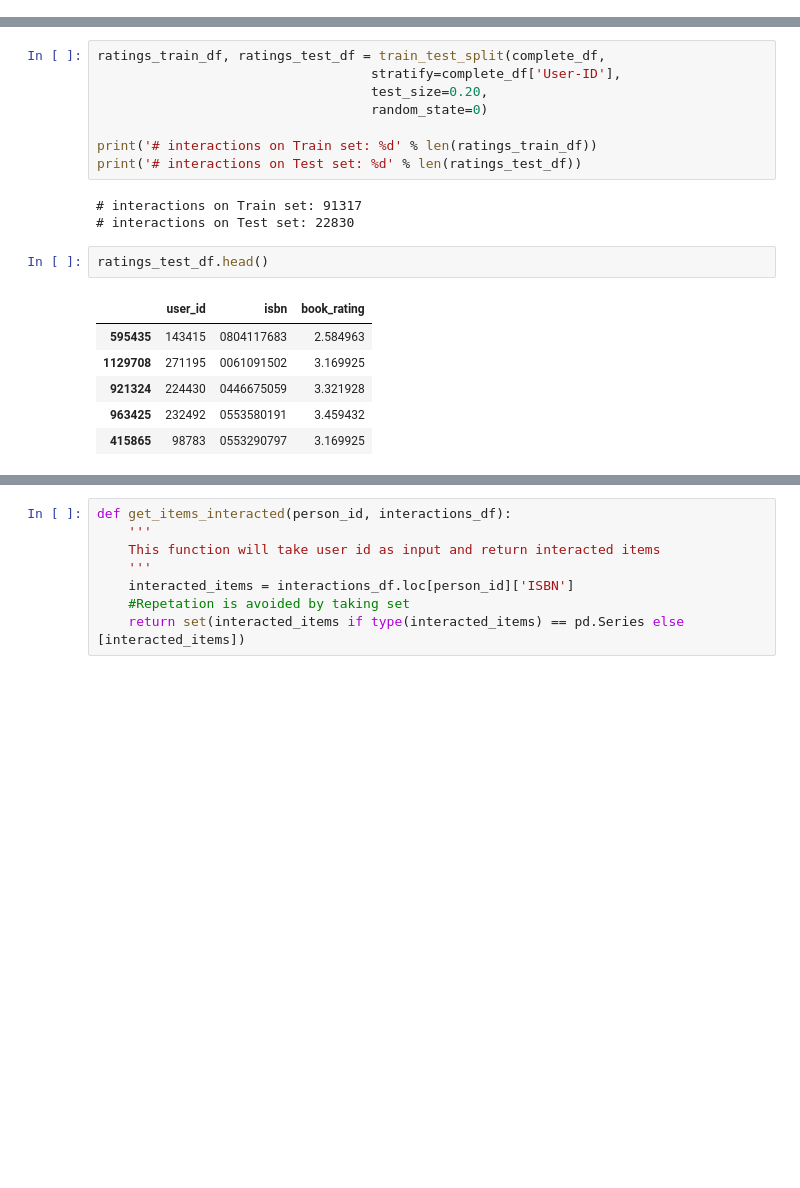
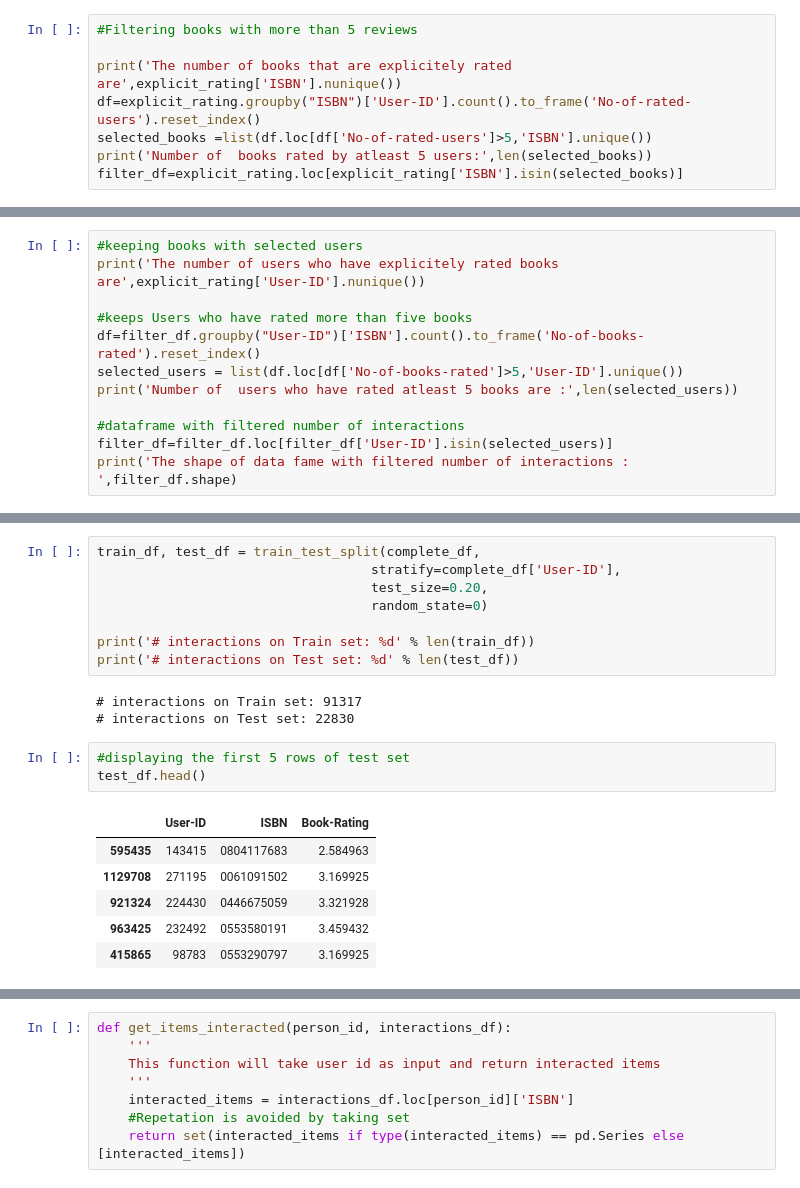
Before and after one commit to RadhikaRM/Bookrecommendersystem, a Jupyter notebook: Book_Recommender_System.ipynb, the cells around one changed output, grey strips where cells are left out. Saved outputs shown, nothing was run; the diff lists cells and outputs as text; blank space fills up the shorter version.

```diff
--- a/Book_Recommender_System.ipynb
+++ b/Book_Recommender_System.ipynb
@@ -1083,0 +973,8 @@ print('# of interactions from users with at least 5 interactions: %d' % len(filt
+# %%
+#Filtering books with more than 5 reviews
+
+print('The number of books that are explicitely rated are',explicit_rating['ISBN'].nunique())
+df=explicit_rating.groupby("ISBN")['User-ID'].count().to_frame('No-of-rated-users').reset_index()
+selected_books =list(df.loc[df['No-of-rated-users']>5,'ISBN'].unique())
+print('Number of  books rated by atleast 5 users:',len(selected_books))
+filter_df=explicit_rating.loc[explicit_rating['ISBN'].isin(selected_books)]
@@ -1083,0 +984,12 @@ print('# of interactions from users with at least 5 interactions: %d' % len(filt
+# %%
+#keeping books with selected users
+print('The number of users who have explicitely rated books are',explicit_rating['User-ID'].nunique())
+
+#keeps Users who have rated more than five books
+df=filter_df.groupby("User-ID")['ISBN'].count().to_frame('No-of-books-rated').reset_index()
+selected_users = list(df.loc[df['No-of-books-rated']>5,'User-ID'].unique())
+print('Number of  users who have rated atleast 5 books are :',len(selected_users))
+
+#dataframe with filtered number of interactions
+filter_df=filter_df.loc[filter_df['User-ID'].isin(selected_users)]
+print('The shape of data fame with filtered number of interactions : ',filter_df.shape)
@@ -1128,23 +1026,24 @@ complete_df.head()
 | 189 | 276847 | 3442437717 | 3.000000 |
 | 190 | 276847 | 3442441080 | 3.459432 |
 # %%
-ratings_train_df, ratings_test_df = train_test_split(complete_df,
+train_df, test_df = train_test_split(complete_df,
                                    stratify=complete_df['User-ID'],
                                    test_size=0.20,
                                    random_state=0)
 
-print('# interactions on Train set: %d' % len(ratings_train_df))
-print('# interactions on Test set: %d' % len(ratings_test_df))
+print('# interactions on Train set: %d' % len(train_df))
+print('# interactions on Test set: %d' % len(test_df))
 # %% [output]
 # interactions on Train set: 91317
 # interactions on Test set: 22830
-# %%
-ratings_test_df.head()
-# %% [output]
-|  | user_id | isbn | book_rating |
-| 595435 | 143415 | 0804117683 | 2.584963 |
-| 1129708 | 271195 | 0061091502 | 3.169925 |
-| 921324 | 224430 | 0446675059 | 3.321928 |
-| 963425 | 232492 | 0553580191 | 3.459432 |
-| 415865 | 98783 | 0553290797 | 3.169925 |
+# %%
+#displaying the first 5 rows of test set
+test_df.head()
+# %% [output]
+|  | User-ID | ISBN | Book-Rating |
+| 595435 | 143415 | 0804117683 | 2.584963 |
+| 1129708 | 271195 | 0061091502 | 3.169925 |
+| 921324 | 224430 | 0446675059 | 3.321928 |
+| 963425 | 232492 | 0553580191 | 3.459432 |
+| 415865 | 98783 | 0553290797 | 3.169925 |
 # %%
```
Also changed, not shown: parts of 55 cells of this notebook.
